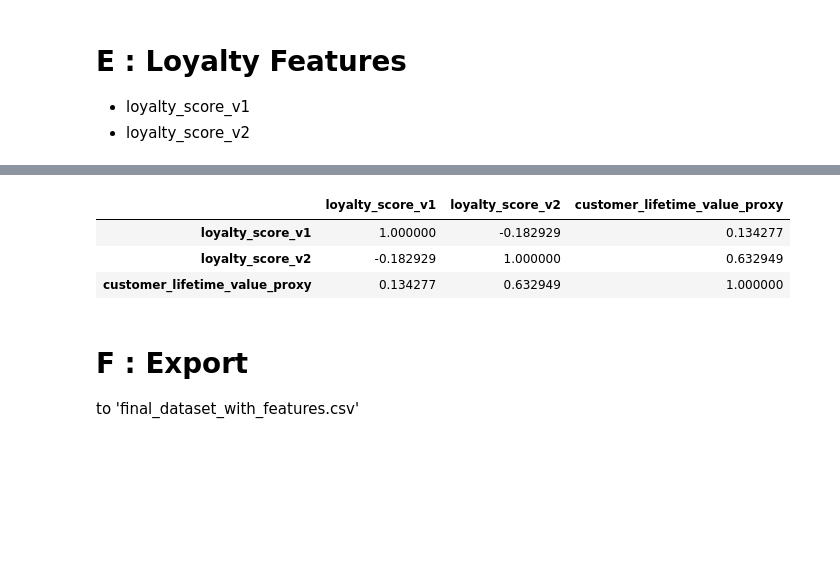
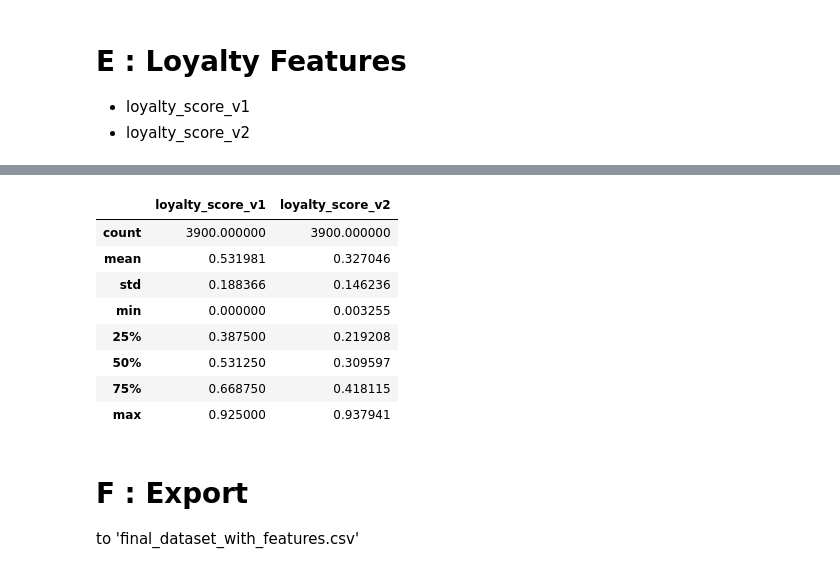
Before and after one commit to 98Dinesh89/SQL-Driven-Retention-Strategy, a Jupyter notebook: notebook/feature_engineering.ipynb, the cells around one changed output, grey strips where cells are left out. Drawn from its saved outputs; the diff is of its cells as text; code cells hidden in the pictures; blank space fills up the shorter version.

```diff
--- a/notebook/feature_engineering.ipynb
+++ b/notebook/feature_engineering.ipynb
@@ -520,3 +520,10 @@ df[
 # E : Loyalty Features
 * loyalty_score_v1
 * loyalty_score_v2
+# %%
+def min_max_normalize(column):
+
+    return (
+        (column - column.min()) /
+        (column.max() - column.min())
+    )
@@ -539,8 +566,10 @@ Component - Weight
 # %%
 df["loyalty_score_v1"] = (
-    0.30 * df["repeat_buyer_flag"] +
-    0.40 * (1 - df["promo_dependency_score"]) +
-    0.30 * df["satisfaction_flag"]
+    0.25 * df["normalized_frequency_score"] +
+    0.25 * df["customer_engagement_score"] +
+    0.25 * (1 - df["promo_dependency_score"]) +
+    0.15 * df["satisfaction_flag"] +
+    0.10 * df["repeat_buyer_flag"]
 )
 # %%
 df["loyalty_score_v1"].describe()
@@ -573,18 +606,10 @@ Component - Weight
-# %%
-# CLV normalization
-df["normalized_clv"] = (
-    (df["customer_lifetime_value_proxy"] -
-     df["customer_lifetime_value_proxy"].min()) /
-    (
-        df["customer_lifetime_value_proxy"].max() -
-        df["customer_lifetime_value_proxy"].min()
-    )
-)
 # %%
 df["loyalty_score_v2"] = (
-    0.50 * df["normalized_clv"] +
-    0.30 * df["customer_engagement_score"] +
-    0.20 * df["subscription_flag"]
+    0.35 * df["normalized_clv"] +
+    0.20 * df["normalized_spending_velocity"] +
+    0.20 * df["customer_engagement_score"] +
+    0.15 * (1 - df["normalized_retention_risk"]) +
+    0.10 * df["subscription_flag"]
 )
 # %%
 df["loyalty_score_v2"].describe()
@@ -601,16 +626,20 @@ Name: loyalty_score_v2, dtype: float64
 # %%
 df[
     [
         "loyalty_score_v1",
-        "loyalty_score_v2",
-        "customer_lifetime_value_proxy"
+        "loyalty_score_v2"
     ]
-].corr()
+].describe()
 # %% [output]
-|  | loyalty_score_v1 | loyalty_score_v2 | customer_lifetime_value_proxy |
-| loyalty_score_v1 | 1.000000 | -0.182929 | 0.134277 |
-| loyalty_score_v2 | -0.182929 | 1.000000 | 0.632949 |
-| customer_lifetime_value_proxy | 0.134277 | 0.632949 | 1.000000 |
+|  | loyalty_score_v1 | loyalty_score_v2 |
+| count | 3900.000000 | 3900.000000 |
+| mean | 0.531981 | 0.327046 |
+| std | 0.188366 | 0.146236 |
+| min | 0.000000 | 0.003255 |
+| 25% | 0.387500 | 0.219208 |
+| 50% | 0.531250 | 0.309597 |
+| 75% | 0.668750 | 0.418115 |
+| max | 0.925000 | 0.937941 |
 # %% [markdown]
 # F : Export
 to 'final_dataset_with_features.csv'
```
Also changed, not shown: parts of 6 cells of this notebook, 5 other files.
